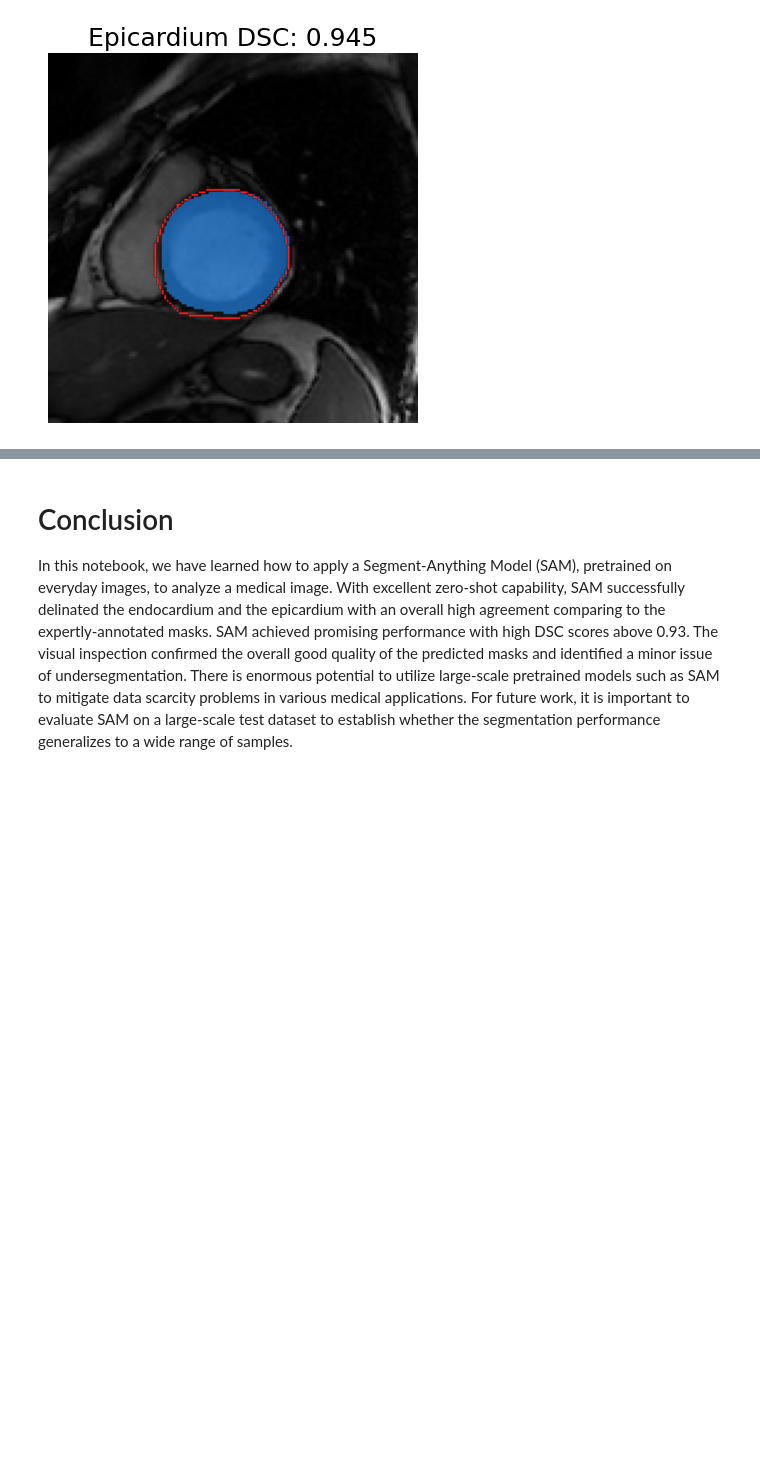
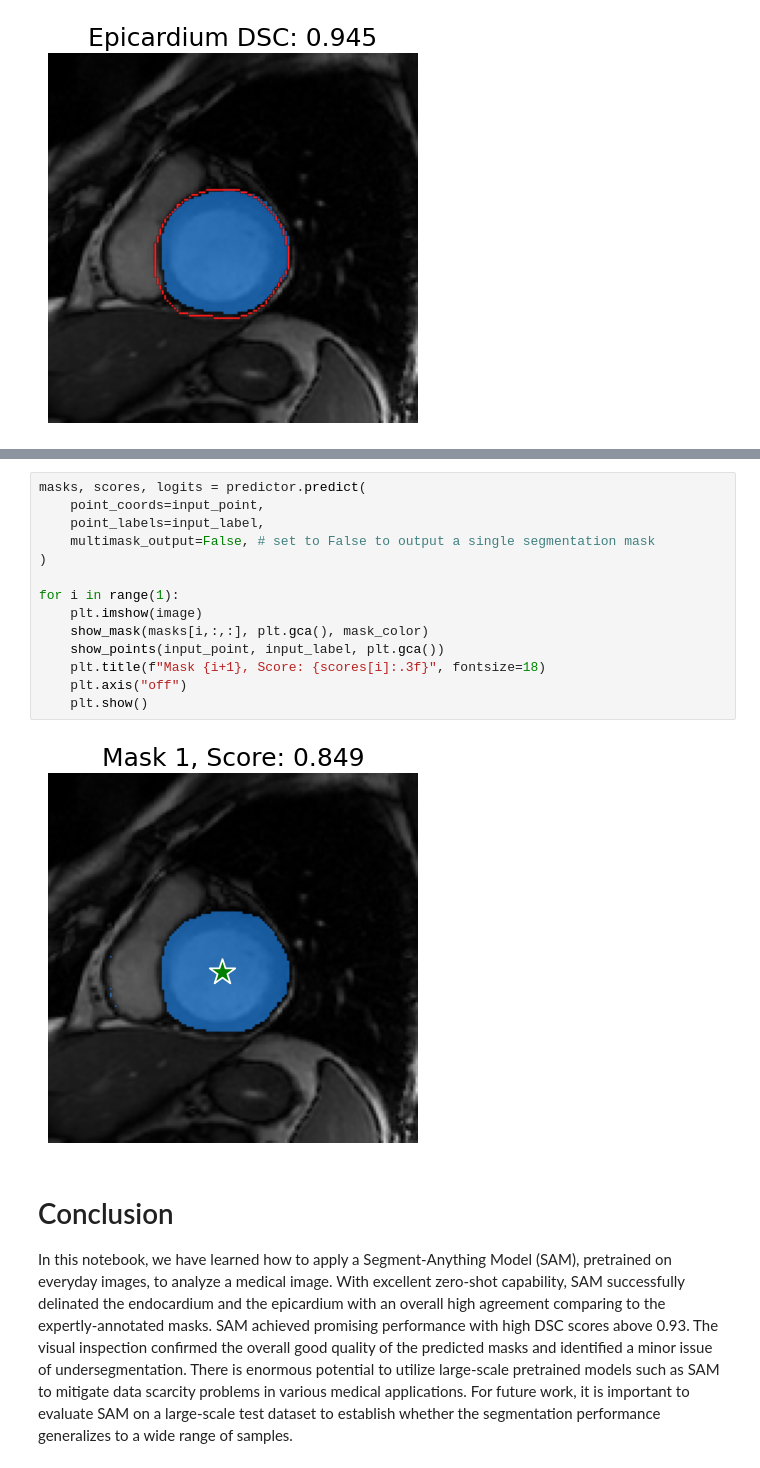
Before and after one commit to ev-h/segment-anything-mri, a Jupyter notebook: notebooks/SAM_demo_cardiac_MRI.ipynb, the cells around one changed output, grey strips where cells are left out. Drawn from its saved outputs; the diff is of its cells as text; blank space fills up the shorter version.

```diff
--- a/notebooks/SAM_demo_cardiac_MRI.ipynb
+++ b/notebooks/SAM_demo_cardiac_MRI.ipynb
@@ -225,3 +231,19 @@ plt.show()
+# %%
+masks, scores, logits = predictor.predict(
+    point_coords=input_point,
+    point_labels=input_label,
+    multimask_output=False, # set to False to output a single segmentation mask
+)
+
+for i in range(1):
+    plt.imshow(image)
+    show_mask(masks[i,:,:], plt.gca(), mask_color)
+    show_points(input_point, input_label, plt.gca())
+    plt.title(f"Mask {i+1}, Score: {scores[i]:.3f}", fontsize=18)
+    plt.axis("off")
+    plt.show()
+# %% [output]
+[figure, added]
 # %% [markdown]
 # Conclusion
 
```
Also changed, not shown: parts of 3 cells of this notebook.
